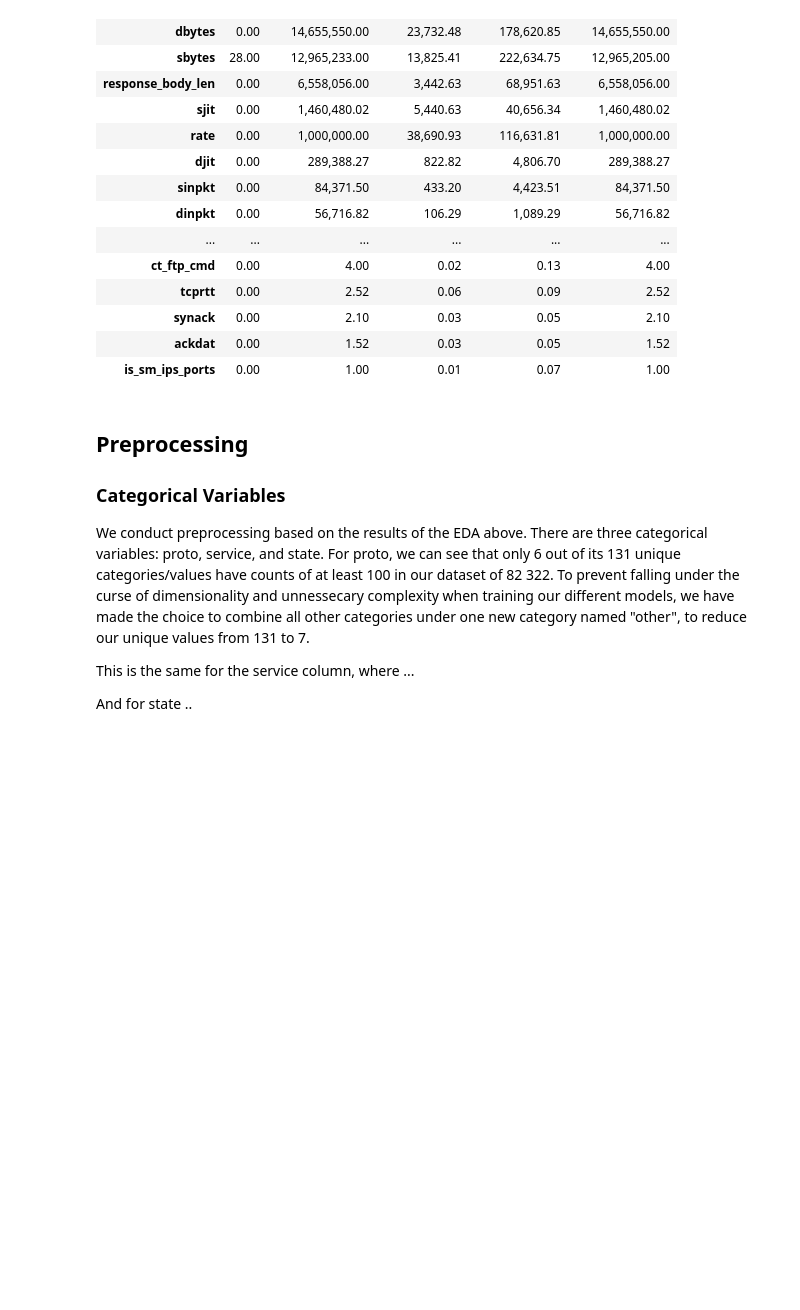
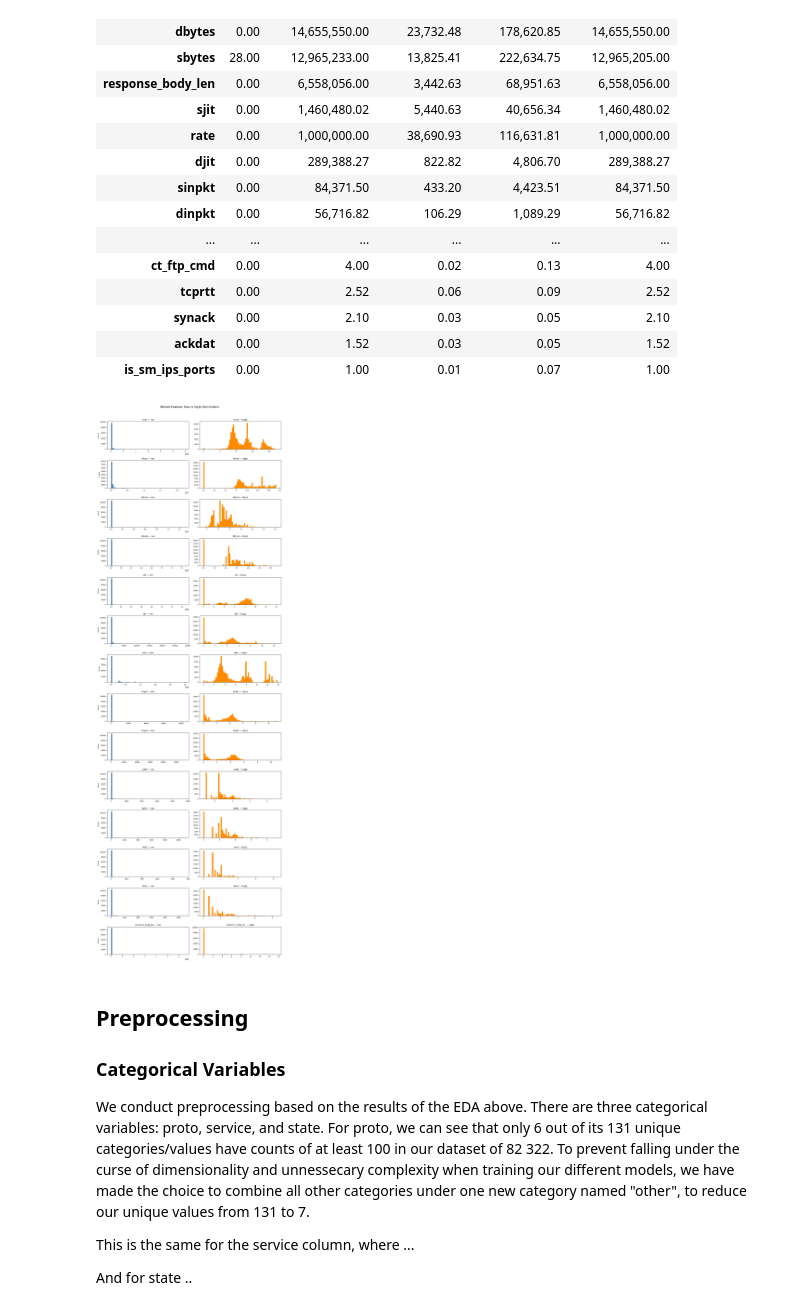
Before and after one commit to joshuacris/ml-network-intrusion, a Jupyter notebook: notebooks/preprocessing.ipynb, the cells around one changed output. Saved outputs shown, nothing was run; the diff lists cells and outputs as text; code cells hidden in the pictures; blank space fills up the shorter version.

Commit message:
feat: preprocessing report portion, plots

```diff
--- a/notebooks/preprocessing.ipynb
+++ b/notebooks/preprocessing.ipynb
@@ -208,6 +208,34 @@ stats.sort_values('range', ascending=False).style.format({
 | synack | 0.00 | 2.10 | 0.03 | 0.05 | 2.10 |
 | ackdat | 0.00 | 1.52 | 0.03 | 0.05 | 1.52 |
 | is_sm_ips_ports | 0.00 | 1.00 | 0.01 | 0.07 | 1.00 |
+# %%
+skewed_cols = [
+    'sload', 'dload', 'sbytes', 'dbytes', 'sjit', 'djit',
+    'rate', 'sinpkt', 'dinpkt', 'spkts', 'dpkts',
+    'sloss', 'dloss', 'response_body_len'
+]
+
+n = len(skewed_cols)
+fig, axes = plt.subplots(n, 2, figsize=(12, n * 2.5))
+
+for i, col in enumerate(skewed_cols):
+    raw = df[col].dropna()
+    log = np.log1p(raw)
+
+    axes[i, 0].hist(raw, bins=60, color='steelblue', edgecolor='none')
+    axes[i, 0].set_title(f'{col} — raw', fontsize=9)
+    axes[i, 0].set_ylabel('Count', fontsize=8)
+    axes[i, 0].tick_params(labelsize=7)
+
+    axes[i, 1].hist(log, bins=60, color='darkorange', edgecolor='none')
+    axes[i, 1].set_title(f'{col} — log1p', fontsize=9)
+    axes[i, 1].tick_params(labelsize=7)
+
+plt.suptitle('Skewed Features: Raw vs log1p Distributions', fontsize=12, y=1.01)
+plt.tight_layout()
+plt.show()
+# %% [output]
+[figure, added]
 # %% [markdown]
 ## Preprocessing
 
```
Also changed, not shown: parts of 1 cell of this notebook, 6 other files.
